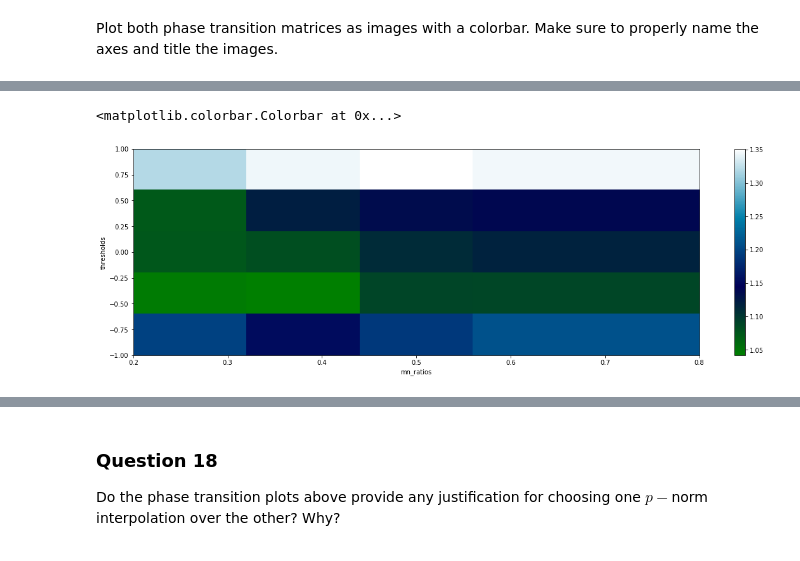
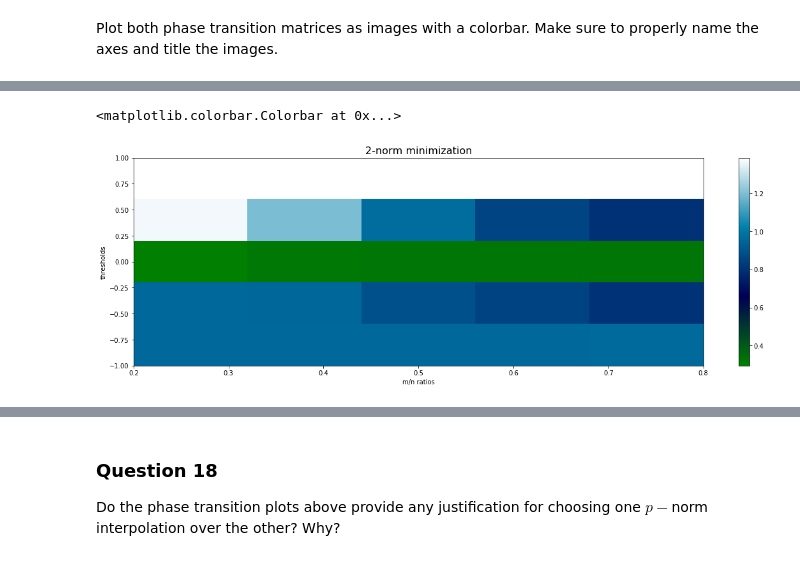
Before and after one commit to csordas1020/NTDS_group_6, a Jupyter notebook: milestones/4_graph_signal_processing.ipynb, the cells around one changed output, grey strips where cells are left out. Cells and saved outputs as stored; diff of their text form; code cells hidden in the pictures.

```diff
--- a/milestones/4_graph_signal_processing.ipynb
+++ b/milestones/4_graph_signal_processing.ipynb
@@ -590,5 +591,5 @@ Solution found after 161 iterations:
 *Plot, on your graph, the original `labels_bin` signal, as well as the solutions to the variational problems (both binarized and otherwise). Indicate on each plot the value of the relative error $\text{rel-err} = \frac{\|\text{labels_bin} - z\|_2}{\|\text{labels_bin}\|_2}$, where $z$ is the signal in the corresponding plot.*
 # %%
 def rel_err(ref, test):
-    return np.linalg.norm(ref-test)/np.linalg.norm(ref)
+    return np.round(np.linalg.norm(ref-test)/np.linalg.norm(ref), 3)
 # %%
@@ -657,3 +650,11 @@ pt_matrix_1norm = phase_transition(mn_ratios, thresholds, n_trials, labels_bin,
 pt_matrix_2norm = phase_transition(mn_ratios, thresholds, n_trials, labels_bin, 2)
 # %% [markdown]
 Plot both phase transition matrices as images with a colorbar. Make sure to properly name the axes and title the images.
+# %%
+vmin = np.min(np.concatenate((pt_matrix_1norm, pt_matrix_2norm)))
+vmax = np.max(np.concatenate((pt_matrix_1norm, pt_matrix_2norm)))
+plt.imshow(pt_matrix_1norm, interpolation='nearest', cmap=plt.cm.ocean, vmin=vmin, vmax=vmax, aspect="auto", extent = [mn_ratios[0], mn_ratios[-1],thresholds[0],thresholds[-1]])
+plt.xlabel("m/n ratios")
+plt.ylabel("thresholds")
+plt.title('1-norm minimization', fontsize = 16)
+plt.colorbar()
@@ -660,8 +664,9 @@ Plot both phase transition matrices as images with a colorbar. Make sure to prop
 # %%
-plt.imshow(pt_matrix_1norm, interpolation='nearest', cmap=plt.cm.ocean, aspect="auto", extent = [mn_ratios[0], mn_ratios[-1],thresholds[0],thresholds[-1]])
-plt.xlabel("mn_ratios")
+plt.imshow(pt_matrix_2norm, interpolation='nearest', cmap=plt.cm.ocean, vmin=vmin, vmax=vmax, aspect="auto",  extent = [mn_ratios[0], mn_ratios[-1],thresholds[0],thresholds[-1]])
+plt.xlabel("m/n ratios")
 plt.ylabel("thresholds")
+plt.title('2-norm minimization', fontsize = 16)
 plt.colorbar()
 # %% [output]
 <matplotlib.colorbar.Colorbar at 0x...>
-[figure, old version]
+[figure, new version]
```
Also changed, not shown: parts of 14 cells of this notebook.
